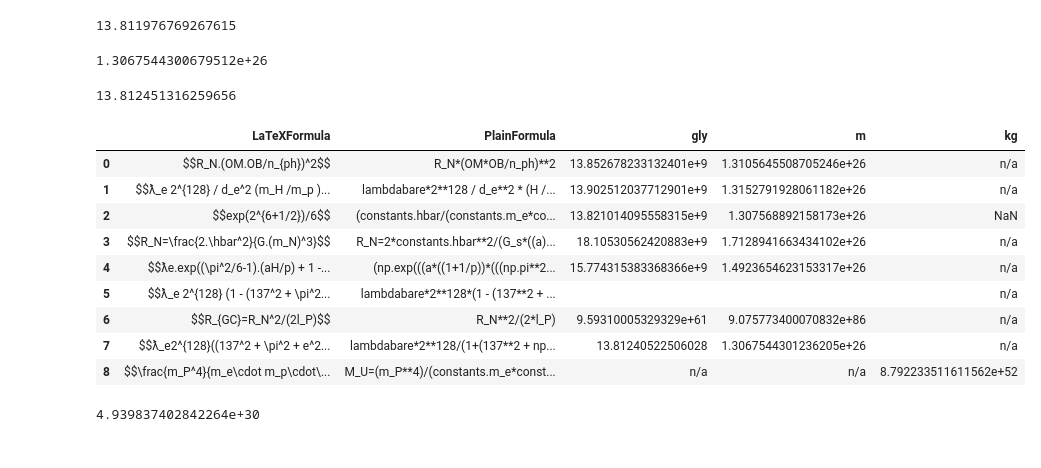
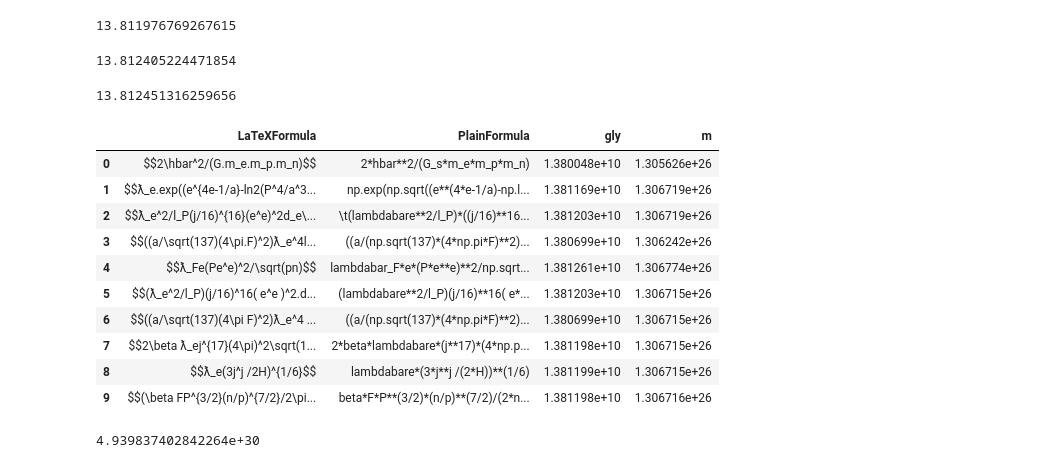
Before and after one commit to LaGuer/hubble-radius, a Jupyter notebook: hubble-radius.ipynb, the cells around one changed output. Drawn from its saved outputs; the diff is of its cells as text; code cells hidden in the pictures.

```diff
--- a/hubble-radius.ipynb
+++ b/hubble-radius.ipynb
@@ -321,9 +319,9 @@ R_N*(OM*OB/n_ph)**2
 # %% [output]
 13.811976769267615
 # %%
-lambdabare*2**128/(1+(137**2 + np.pi**2 + e**2)/(H*p) )
+lambdabare*2**128/(1+(137**2 + np.pi**2 + e**2)/(H*p) )/(constants.light_year*10**9)
 # %% [output]
-1.3067544300679512e+26
+13.812405224471854
 # %%
 3**(1/137)*R_GC**(2/3)*(lambdabare/a)**(4/3)/l_K/(constants.light_year*10**9)
 # %% [output]
@@ -331,25 +329,26 @@ lambdabare*2**128/(1+(137**2 + np.pi**2 + e**2)/(H*p) )
 # %%
 import pandas as pd
 display = pd.options.display
 display.max_columns = (None)
 display.max_rows = 20
 display.max_colwidth = 199
 display.width = None
 
 df3 = pd.read_csv("hubble-table2.csv", dtype = {"gly" : "float64","m" : "float64"}, skiprows = [18,19], sep = ",")
 
-df3.head (20)
+df3.head (10)
 # %% [output]
-|  | LaTeXFormula | PlainFormula | gly | m | kg |
-| 0 | $$R_N.(OM.OB/n_{ph})^2$$ | R_N*(OM*OB/n_ph)**2 | 13.852678233132401e+9 | 1.3105645508705246e+26 | n/a |
-| 1 | $$ƛ_e 2^{128} / d_e^2 (m_H /m_p )... | lambdabare*2**128 / d_e**2 * (H /... | 13.902512037712901e+9 | 1.3152791928061182e+26 | n/a |
-| 2 | $$exp(2^{6+1/2})/6$$ | (constants.hbar/(constants.m_e*co... | 13.821014095558315e+9 | 1.307568892158173e+26 | NaN |
-| 3 | $$R_N=\frac{2.\hbar^2}{G.(m_N)^3}$$ | R_N=2*constants.hbar**2/(G_s*((a)... | 18.10530562420883e+9 | 1.7128941663434102e+26 | n/a |
-| 4 | $$ƛe.exp((\pi^2/6-1).(aH/p) + 1 -... | (np.exp(((a*((1+1/p))*(((np.pi**2... | 15.774315383368366e+9 | 1.4923654623153317e+26 | n/a |
-| 5 | $$ƛ_e 2^{128} (1 - (137^2 + \pi^2... | lambdabare*2**128*(1 - (137**2 + ... |  |  | n/a |
-| 6 | $$R_{GC}=R_N^2/(2l_P)$$ | R_N**2/(2*l_P) | 9.59310005329329e+61 | 9.075773400070832e+86 | n/a |
-| 7 | $$ƛ_e2^{128}((137^2 + \pi^2 + e^2... | lambdabare*2**128/(1+(137**2 + np... | 13.81240522506028 | 1.3067544301236205e+26 | n/a |
-| 8 | $$\frac{m_P^4}{m_e\cdot m_p\cdot\... | M_U=(m_P**4)/(constants.m_e*const... | n/a | n/a | 8.792233511611562e+52 |
+|  | LaTeXFormula | PlainFormula | gly | m |
+| 0 | $$2\hbar^2/(G.m_e.m_p.m_n)$$ | 2*hbar**2/(G_s*m_e*m_p*m_n) | 1.380048e+10 | 1.305626e+26 |
+| 1 | $$ƛ_e.exp((e^{4e-1/a}-ln2(P^4/a^3... | np.exp(np.sqrt((e**(4*e-1/a)-np.l... | 1.381169e+10 | 1.306719e+26 |
+| 2 | $$ƛ_e^2/l_P(j/16)^{16}(e^e)^2d_e\... | \t(lambdabare**2/l_P)*((j/16)**16... | 1.381203e+10 | 1.306719e+26 |
+| 3 | $$((a/\sqrt(137)(4\pi.F)^2)ƛ_e^4l... | ((a/(np.sqrt(137)*(4*np.pi*F)**2)... | 1.380699e+10 | 1.306242e+26 |
+| 4 | $$ƛ_Fe(Pe^e)^2/\sqrt(pn)$$ | lambdabar_F*e*(P*e**e)**2/np.sqrt... | 1.381261e+10 | 1.306774e+26 |
+| 5 | $$(ƛ_e^2/l_P)(j/16)^16( e^e )^2.d... | (lambdabare**2/l_P)(j/16)**16( e*... | 1.381203e+10 | 1.306715e+26 |
+| 6 | $$((a/\sqrt(137)(4\pi F)^2)ƛ_e^4 ... | ((a/(np.sqrt(137)*(4*np.pi*F)**2)... | 1.380699e+10 | 1.306715e+26 |
+| 7 | $$2\beta ƛ_ej^{17}(4\pi)^2\sqrt(1... | 2*beta*lambdabare*(j**17)*(4*np.p... | 1.381198e+10 | 1.306715e+26 |
+| 8 | $$ƛ_e(3j^j /2H)^{1/6}$$ | lambdabare*(3*j**j /(2*H))**(1/6) | 1.381199e+10 | 1.306715e+26 |
+| 9 | $$(\beta FP^{3/2}(n/p)^{7/2}/2\pi... | beta*F*P**(3/2)*(n/p)**(7/2)/(2*n... | 1.381198e+10 | 1.306716e+26 |
 # %%
 2*lambdabare*2**128*((137**2 + np.pi**2 + e**2 )/p*H)
 # %% [output]
```
Also changed, not shown: parts of 34 cells of this notebook.
